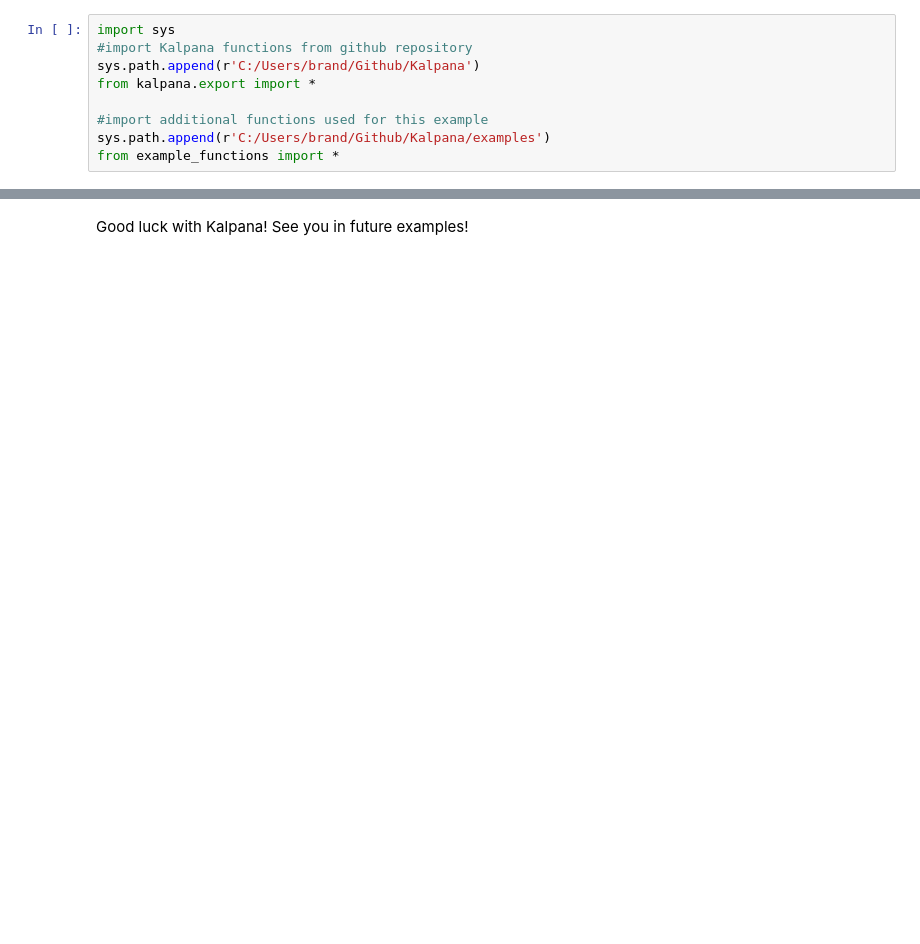
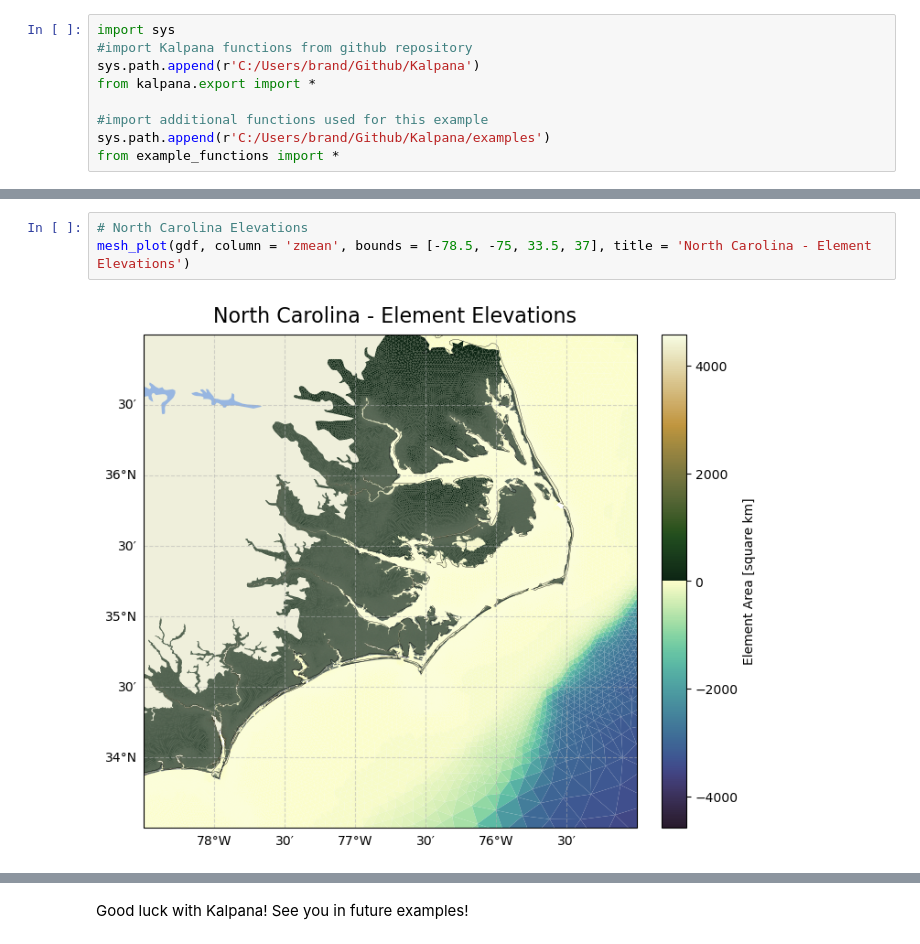
Before and after one commit to tomas19/kalpana_v2, a Jupyter notebook: examples/export_example03.ipynb, the cells around one changed output, grey strips where cells are left out. Cells and saved outputs as stored; diff of their text form; blank space fills up the shorter version.

```diff
--- a/examples/export_example03.ipynb
+++ b/examples/export_example03.ipynb
@@ -93,0 +61,5 @@ KeyboardInterrupt:
+# %%
+# North Carolina Elevations
+mesh_plot(gdf, column = 'zmean', bounds = [-78.5, -75, 33.5, 37], title = 'North Carolina - Element Elevations')
+# %% [output]
+[figure, added]
```
Also changed, not shown: parts of 16 cells of this notebook, 9 other files.
